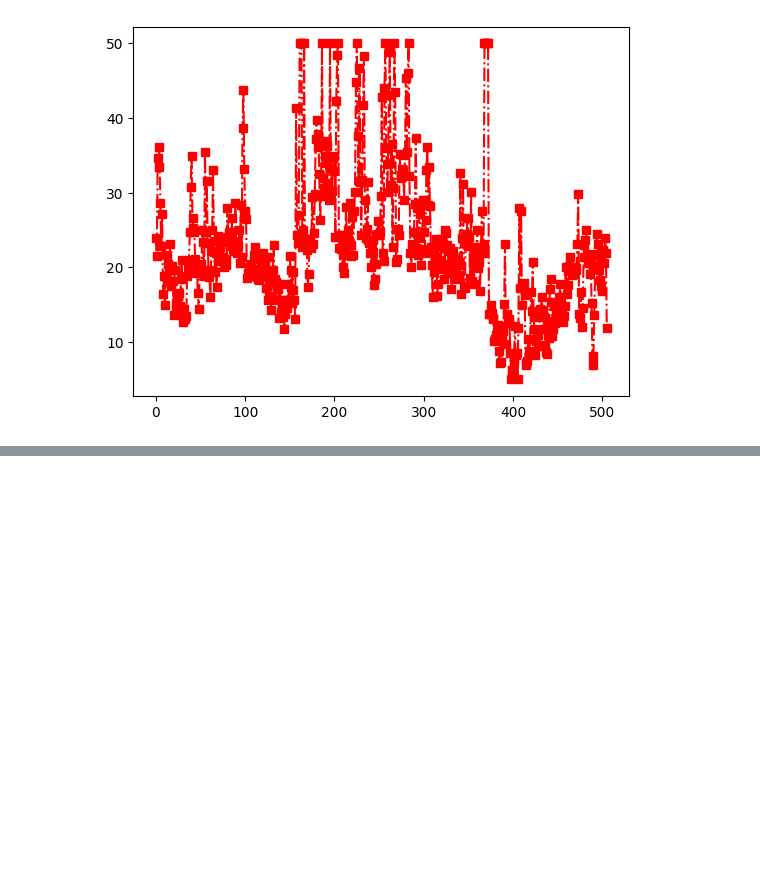
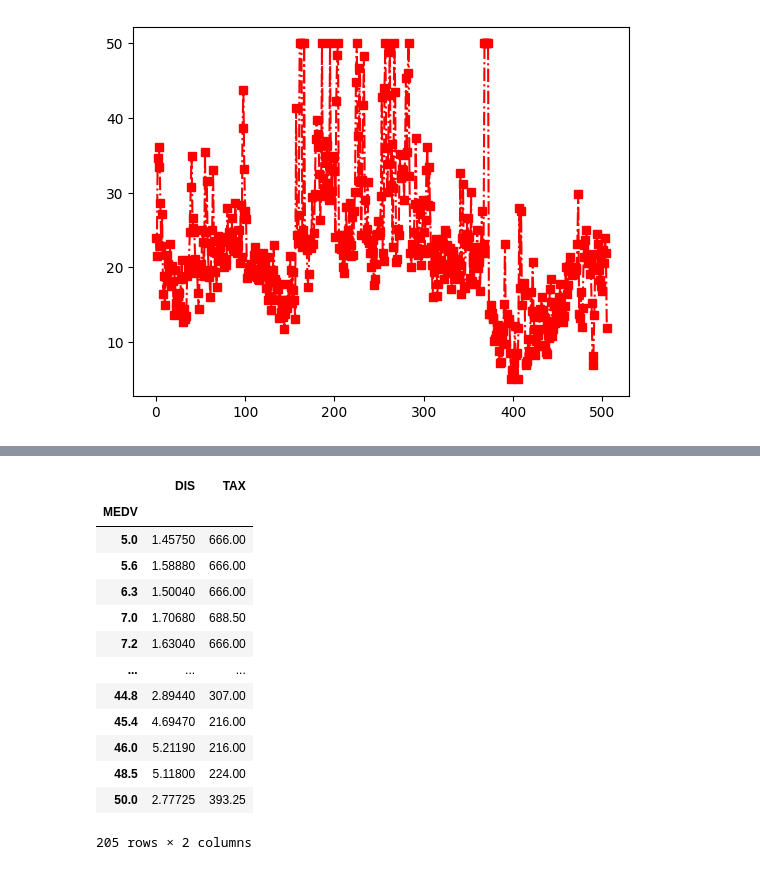
Before and after one commit to raykuo7/AI_course, a Jupyter notebook: AI_1024/1023.ipynb, the cells around one changed output, grey strips where cells are left out. Drawn from its saved outputs; the diff is of its cells as text; code cells hidden in the pictures; blank space fills up the shorter version.

```diff
--- a/AI_1024/1023.ipynb
+++ b/AI_1024/1023.ipynb
@@ -209,0 +279,4 @@ plt.tight_layout(pad=0.2, w_pad=0.7, h_pad= 1.0)
+# %%
+df = pd.read_csv("Bostonhousingdataset.csv")
+df = df.dropna()
+df.info()
@@ -209,0 +301,17 @@ plt.tight_layout(pad=0.2, w_pad=0.7, h_pad= 1.0)
+# %%
+pd.pivot_table(df, index=['MEDV'],values=['TAX' ,'DIS'] , aggfunc='mean')
+# %% [output]
+|  | DIS | TAX |
+| MEDV |  |  |
+| 5.0 | 1.45750 | 666.00 |
+| 5.6 | 1.58880 | 666.00 |
+| 6.3 | 1.50040 | 666.00 |
+| 7.0 | 1.70680 | 688.50 |
+| 7.2 | 1.63040 | 666.00 |
+| ... | ... | ... |
+| 44.8 | 2.89440 | 307.00 |
+| 45.4 | 4.69470 | 216.00 |
+| 46.0 | 5.21190 | 216.00 |
+| 48.5 | 5.11800 | 224.00 |
+| 50.0 | 2.77725 | 393.25 |
+205 rows × 2 columns
```
Also changed, not shown: parts of 10 cells of this notebook, 6 other files.
